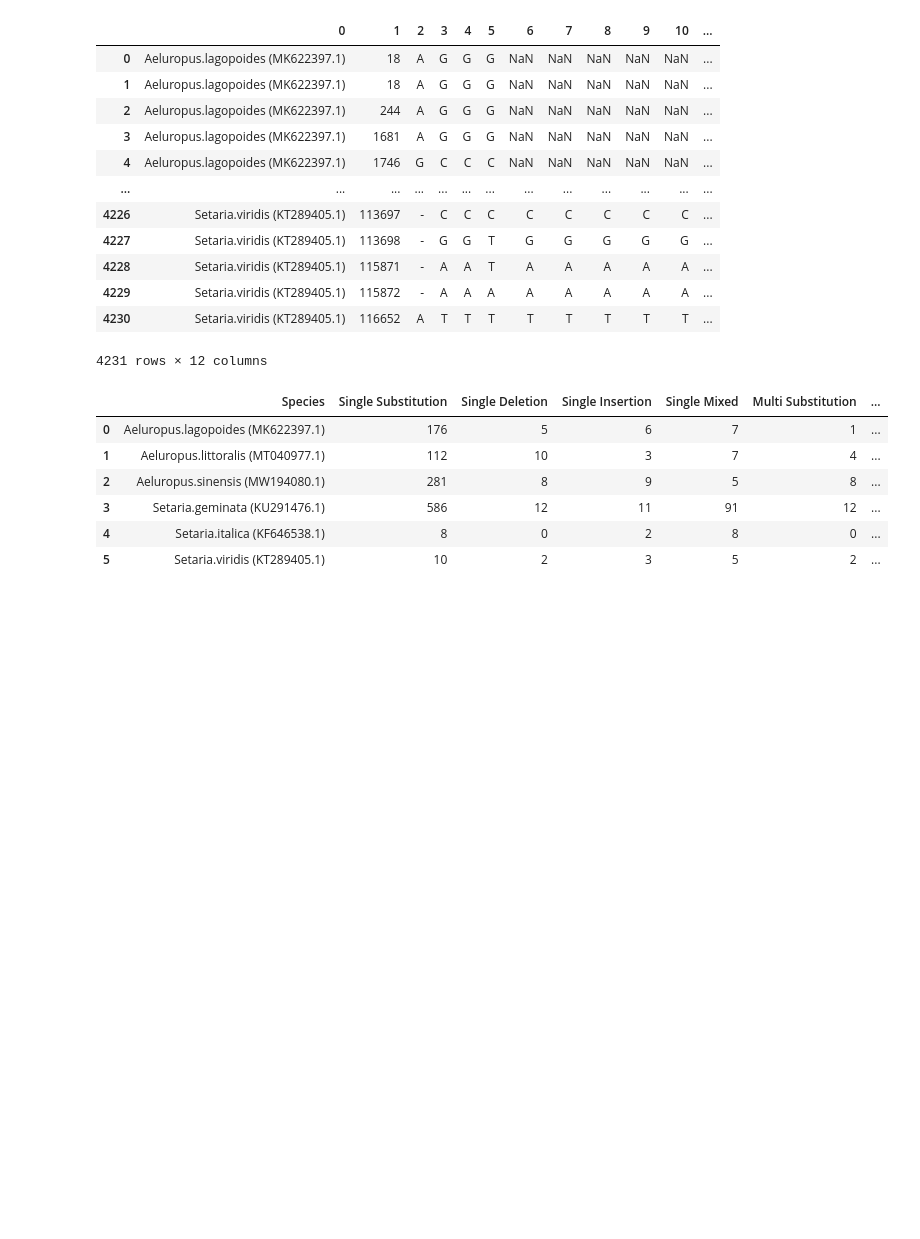
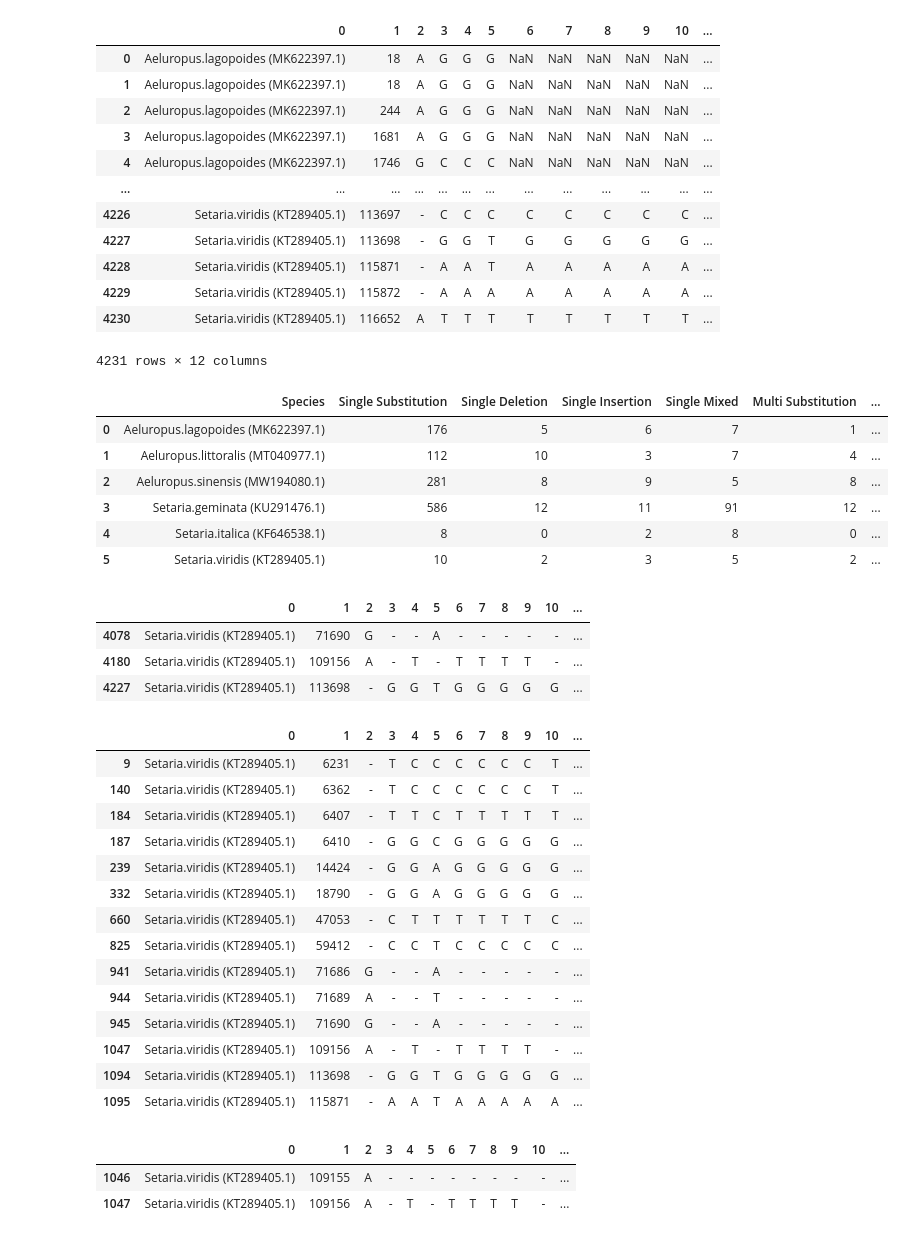
Before and after one commit to AdrianAlbrecht/Collab, a Jupyter notebook: Biolog_naprawa_pliku.ipynb, the cells around one changed output. Saved outputs shown, nothing was run; the diff lists cells and outputs as text; code cells hidden in the pictures; blank space fills up the shorter version.

```diff
--- a/Biolog_naprawa_pliku.ipynb
+++ b/Biolog_naprawa_pliku.ipynb
@@ -59,11 +62,6 @@ for klucz, ramka in ramki_danych_slownik.items():
   ramka['Single/Multi'] = 'Multi'
   indeksy_multi = ramka[(ramka.iloc[:, 1].diff() != 1) & (ramka.iloc[:, 1].shift(-1).diff() != 1)].index
   ramka.loc[indeksy_multi, 'Single/Multi'] = 'Single'
-  # Indeksy do usuniecia (Multi ma być liczone jako jeden)
-  indeksy_do_usuniecia = ramka[(ramka['Single/Multi'] == 'Multi') & (ramka['Single/Multi'].shift(-1) == 'Multi')\
-                                      & (ramka.iloc[:, 1] + 1 == ramka.iloc[:, 1].shift(-1))].index
-  # Usuń niepotrzebne wiersze multi
-  ramka = ramka.drop(index=indeksy_do_usuniecia)
   # Określamy operację
   # insercja T - - - - -
   # delecja - T T T T T
@@ -80,6 +78,12 @@ for klucz, ramka in ramki_danych_slownik.items():
   ramka.loc[indeksy_substitution, 'Operation'] = 'Substitution'
   ramka.loc[indeksy_insertion, 'Operation'] = 'Insertion'
   ramka.loc[indeksy_deletion, 'Operation'] = 'Deletion'
+  check_duplicate = ramka.copy()
+  # Indeksy do usuniecia (Multi ma być liczone jako jeden)
+  indeksy_do_usuniecia = ramka[(ramka['Single/Multi'] == 'Multi') & (ramka['Single/Multi'].shift(-1) == 'Multi')\
+                                      & (ramka.iloc[:, 1] + 1 == ramka.iloc[:, 1].shift(-1))].index
+  # Usuń niepotrzebne wiersze multi
+  ramka = ramka.drop(index=indeksy_do_usuniecia)
   #Liczymy wartości
   slownik_wartosci[klucz] = [\
       ((ramka.iloc[:, -1] == 'Substitution') & (ramka.iloc[:, -2] == 'Single')).sum(),\
@@ -91,6 +95,7 @@ for klucz, ramka in ramki_danych_slownik.items():
       ((ramka.iloc[:, -1] == 'Insertion') & (ramka.iloc[:, -2] == 'Multi')).sum(),\
       ((ramka.iloc[:, -1] == 'Mixed') & (ramka.iloc[:, -2] == 'Multi')).sum()\
   ]
+  check = ramka.copy()
 # %%
 # Przekształć słownik na ramkę danych
 dataset = pd.DataFrame(list(slownik_wartosci.items()), columns=['Species', 'Values'])
@@ -112,0 +121,33 @@ dataset.to_csv('MDCS_without_length.csv', sep=";", index=False)
+# %%
+check_duplicate = check_duplicate.reset_index(drop=True)
+# %%
+check.loc[(check['Operation'] == 'Mixed') & (check['Single/Multi'] == 'Multi')]
+# %% [output]
+|  | 0 | 1 | 2 | 3 | 4 | 5 | 6 | 7 | 8 | 9 | 10 | ... |
+| 4078 | Setaria.viridis (KT289405.1) | 71690 | G | - | - | A | - | - | - | - | - | ... |
+| 4180 | Setaria.viridis (KT289405.1) | 109156 | A | - | T | - | T | T | T | T | - | ... |
+| 4227 | Setaria.viridis (KT289405.1) | 113698 | - | G | G | T | G | G | G | G | G | ... |
+# %%
+check_duplicate.loc[(check_duplicate['Operation'] == 'Mixed') & (check_duplicate['Single/Multi'] == 'Multi')]
+# %% [output]
+|  | 0 | 1 | 2 | 3 | 4 | 5 | 6 | 7 | 8 | 9 | 10 | ... |
+| 9 | Setaria.viridis (KT289405.1) | 6231 | - | T | C | C | C | C | C | C | T | ... |
+| 140 | Setaria.viridis (KT289405.1) | 6362 | - | T | C | C | C | C | C | C | T | ... |
+| 184 | Setaria.viridis (KT289405.1) | 6407 | - | T | T | C | T | T | T | T | T | ... |
+| 187 | Setaria.viridis (KT289405.1) | 6410 | - | G | G | C | G | G | G | G | G | ... |
+| 239 | Setaria.viridis (KT289405.1) | 14424 | - | G | G | A | G | G | G | G | G | ... |
+| 332 | Setaria.viridis (KT289405.1) | 18790 | - | G | G | A | G | G | G | G | G | ... |
+| 660 | Setaria.viridis (KT289405.1) | 47053 | - | C | T | T | T | T | T | T | C | ... |
+| 825 | Setaria.viridis (KT289405.1) | 59412 | - | C | C | T | C | C | C | C | C | ... |
+| 941 | Setaria.viridis (KT289405.1) | 71686 | G | - | - | A | - | - | - | - | - | ... |
+| 944 | Setaria.viridis (KT289405.1) | 71689 | A | - | - | T | - | - | - | - | - | ... |
+| 945 | Setaria.viridis (KT289405.1) | 71690 | G | - | - | A | - | - | - | - | - | ... |
+| 1047 | Setaria.viridis (KT289405.1) | 109156 | A | - | T | - | T | T | T | T | - | ... |
+| 1094 | Setaria.viridis (KT289405.1) | 113698 | - | G | G | T | G | G | G | G | G | ... |
+| 1095 | Setaria.viridis (KT289405.1) | 115871 | - | A | A | T | A | A | A | A | A | ... |
+# %%
+check_duplicate.loc[1046:1047,:]
+# %% [output]
+|  | 0 | 1 | 2 | 3 | 4 | 5 | 6 | 7 | 8 | 9 | 10 | ... |
+| 1046 | Setaria.viridis (KT289405.1) | 109155 | A | - | - | - | - | - | - | - | - | ... |
+| 1047 | Setaria.viridis (KT289405.1) | 109156 | A | - | T | - | T | T | T | T | - | ... |
```
Also changed, not shown: parts of 4 cells of this notebook.
